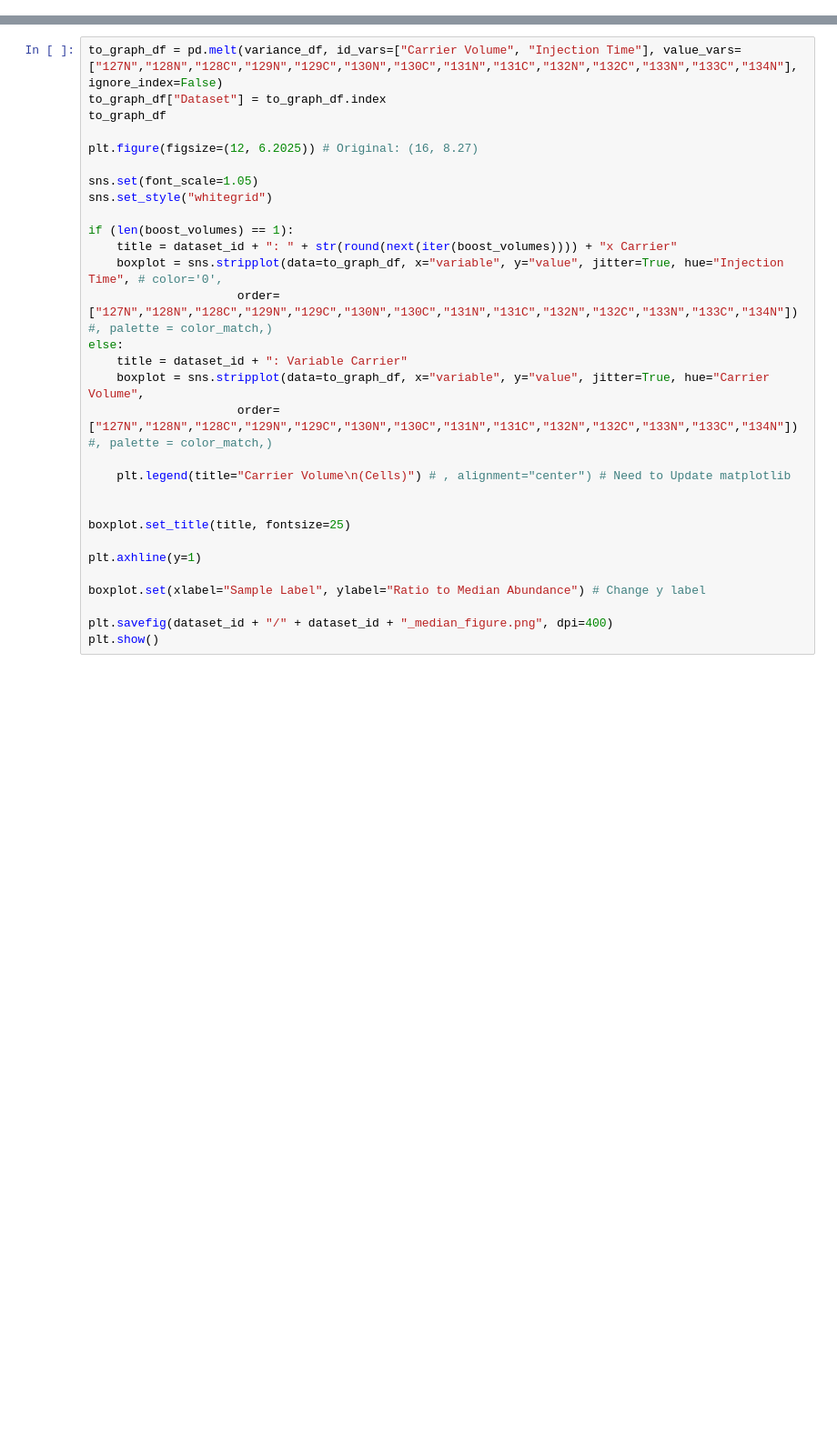
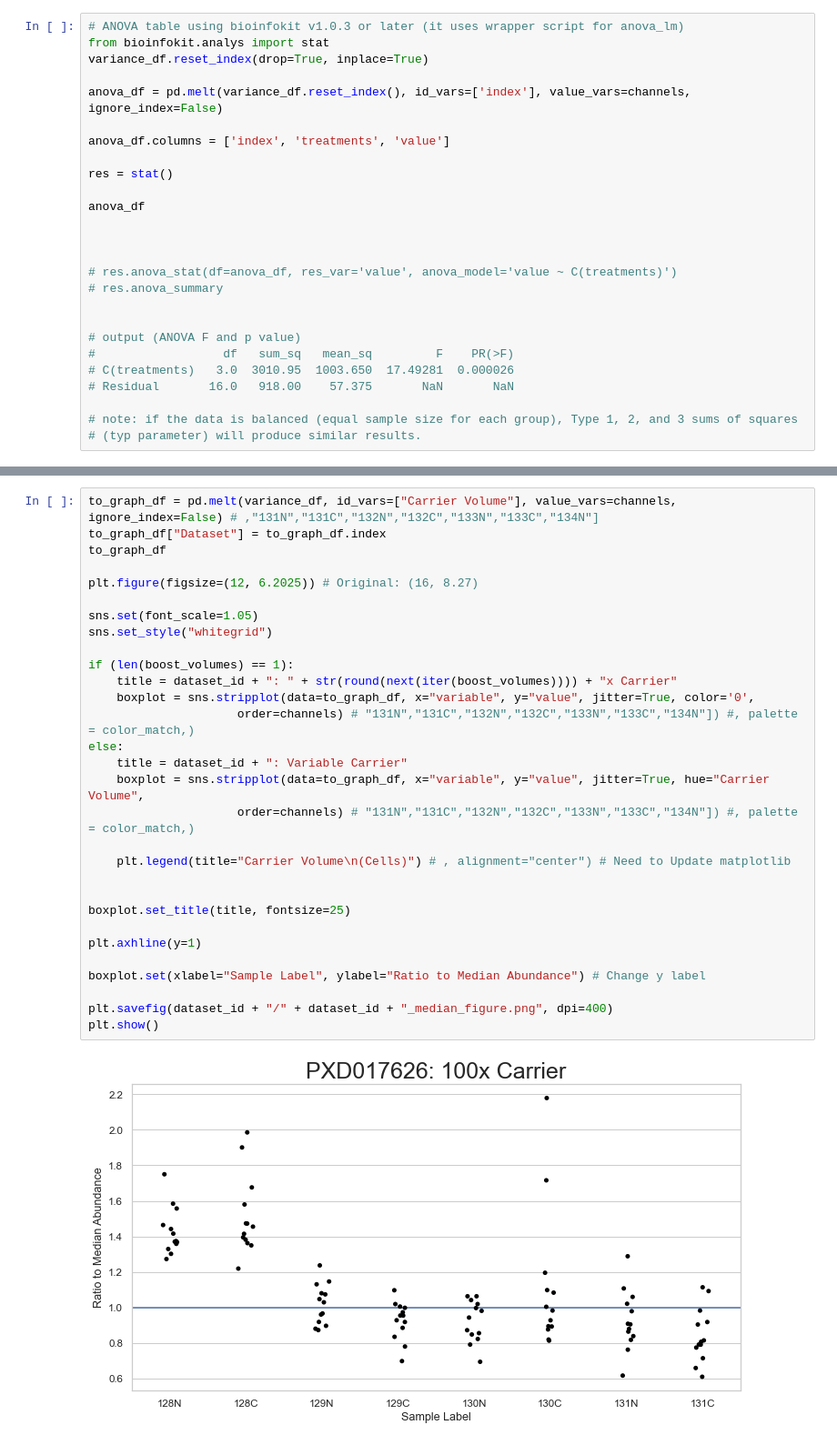
Before and after one commit to PayneLab/TMT_QC, a Jupyter notebook: Variance from Median.ipynb, the cells around one changed output, grey strips where cells are left out. Shown: that part at 91% size. Drawn from its saved outputs; the diff is of its cells as text; blank space fills up the shorter version.

```diff
--- a/Variance from Median.ipynb
+++ b/Variance from Median.ipynb
@@ -153,0 +195,26 @@ counts_df
+# %%
+# ANOVA table using bioinfokit v1.0.3 or later (it uses wrapper script for anova_lm)
+from bioinfokit.analys import stat
+variance_df.reset_index(drop=True, inplace=True)
+
+anova_df = pd.melt(variance_df.reset_index(), id_vars=['index'], value_vars=channels, ignore_index=False)
+
+anova_df.columns = ['index', 'treatments', 'value']
+
+res = stat()
+
+anova_df
+
+
+
+# res.anova_stat(df=anova_df, res_var='value', anova_model='value ~ C(treatments)')
+# res.anova_summary
+
+
+# output (ANOVA F and p value)
+#                  df   sum_sq   mean_sq         F    PR(>F)
+# C(treatments)   3.0  3010.95  1003.650  17.49281  0.000026
+# Residual       16.0   918.00    57.375       NaN       NaN
+
+# note: if the data is balanced (equal sample size for each group), Type 1, 2, and 3 sums of squares
+# (typ parameter) will produce similar results.
@@ -154,30 +235,32 @@ counts_df
 # %%
-to_graph_df = pd.melt(variance_df, id_vars=["Carrier Volume", "Injection Time"], value_vars=["127N","128N","128C","129N","129C","130N","130C","131N","131C","132N","132C","133N","133C","134N"], ignore_index=False)
+to_graph_df = pd.melt(variance_df, id_vars=["Carrier Volume"], value_vars=channels, ignore_index=False) # ,"131N","131C","132N","132C","133N","133C","134N"]
 to_graph_df["Dataset"] = to_graph_df.index
 to_graph_df
 
 plt.figure(figsize=(12, 6.2025)) # Original: (16, 8.27)
 
 sns.set(font_scale=1.05)
 sns.set_style("whitegrid")
 
 if (len(boost_volumes) == 1):
     title = dataset_id + ": " + str(round(next(iter(boost_volumes)))) + "x Carrier"
-    boxplot = sns.stripplot(data=to_graph_df, x="variable", y="value", jitter=True, hue="Injection Time", # color='0',
-                     order=["127N","128N","128C","129N","129C","130N","130C","131N","131C","132N","132C","133N","133C","134N"]) #, palette = color_match,)
+    boxplot = sns.stripplot(data=to_graph_df, x="variable", y="value", jitter=True, color='0',
+                     order=channels) # "131N","131C","132N","132C","133N","133C","134N"]) #, palette = color_match,)
 else:
     title = dataset_id + ": Variable Carrier"
     boxplot = sns.stripplot(data=to_graph_df, x="variable", y="value", jitter=True, hue="Carrier Volume",
-                     order=["127N","128N","128C","129N","129C","130N","130C","131N","131C","132N","132C","133N","133C","134N"]) #, palette = color_match,)
+                     order=channels) # "131N","131C","132N","132C","133N","133C","134N"]) #, palette = color_match,)
 
     plt.legend(title="Carrier Volume\n(Cells)") # , alignment="center") # Need to Update matplotlib
 
 
 boxplot.set_title(title, fontsize=25)
 
 plt.axhline(y=1)
 
 boxplot.set(xlabel="Sample Label", ylabel="Ratio to Median Abundance") # Change y label
 
 plt.savefig(dataset_id + "/" + dataset_id + "_median_figure.png", dpi=400)
 plt.show()
+# %% [output]
+[figure, added]
```
Also changed, not shown: parts of 5 cells of this notebook, 17 other files.
